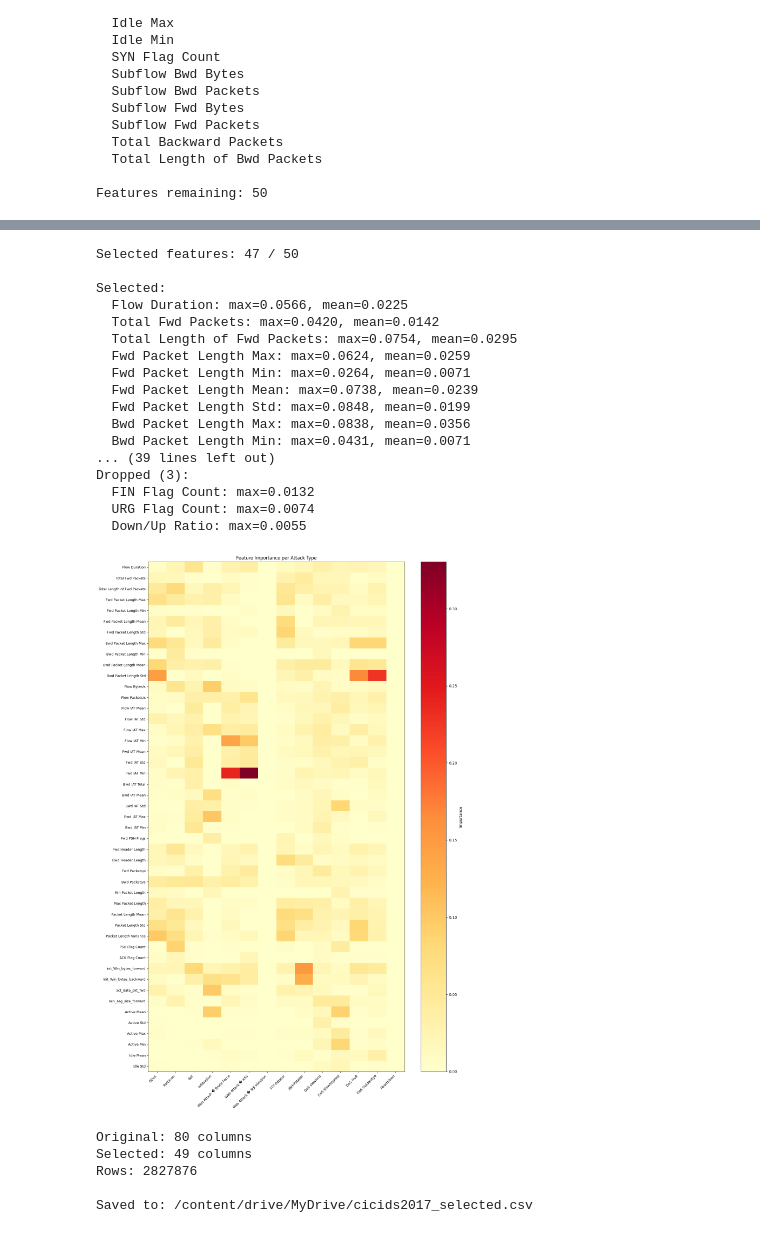
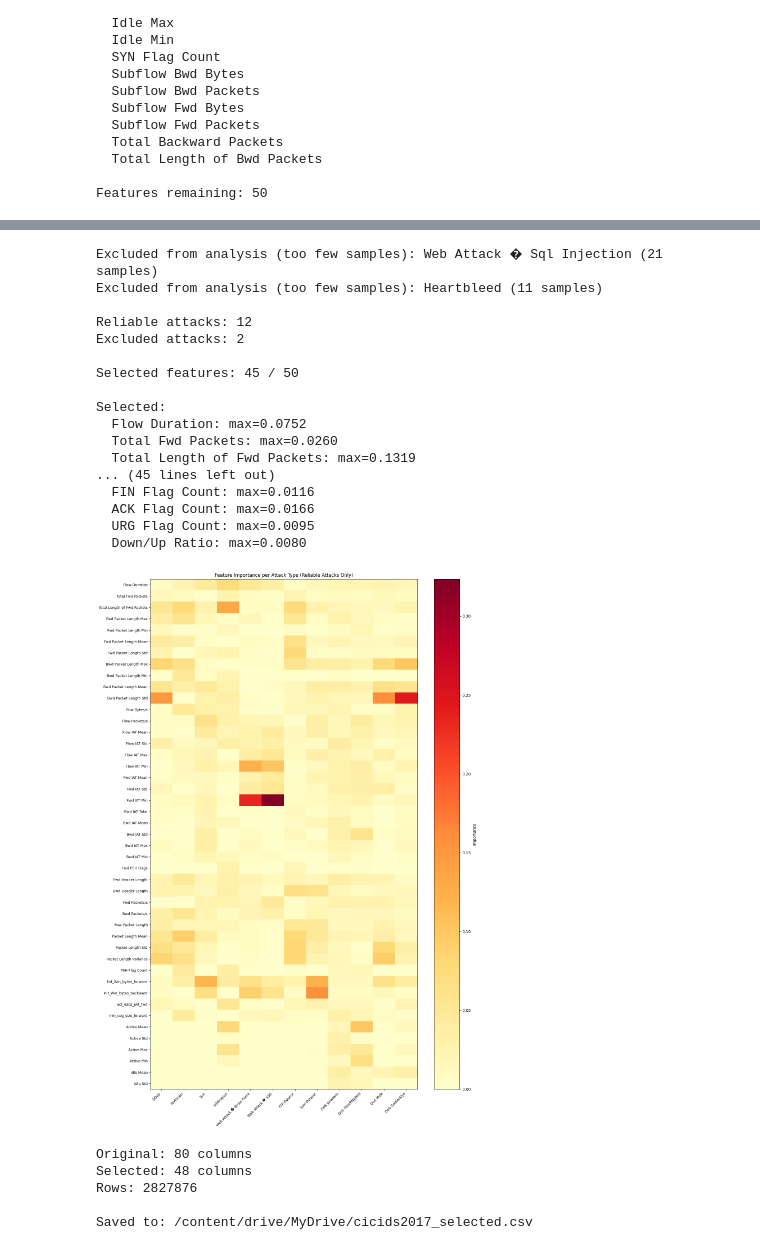
Before and after one commit to jayden14141/Network-Anomaly-Detection, a Jupyter notebook: ml/notebooks/02_feature_selection.ipynb, the cells around one changed output, grey strips where cells are left out. Cells and saved outputs as stored; diff of their text form; code cells hidden in the pictures.

```diff
--- a/ml/notebooks/02_feature_selection.ipynb
+++ b/ml/notebooks/02_feature_selection.ipynb
@@ -87,7 +89,7 @@ Low variance features to remove (12):
    Bwd Avg Bulk Rate: var=0.000000, unique=1
 # %%
 # Remove identifier features (not behavioral)
-identifier_features = ['Destination Port']
+identifier_features = ['Destination Port', 'is_attack']
 feature_cols = [f for f in feature_cols if f not in identifier_features]
 print(f"Removed identifier features: {identifier_features}")
 # %% [output]
@@ -179,60 +181,73 @@ PortScan — top 5 features:
 
 Done — all attack types analyzed.
 # %%
-# Aggregate importance across all attacks
-# Keep features that are important for at least one attack type
+# Filter out attacks with too few samples for reliable RF analysis
+min_samples = 30
+reliable_attacks = []
+unreliable_attacks = []
 
-importance_df = pd.DataFrame(importance_dict)
-importance_df['max_importance'] = importance_df.max(axis=1)
-importance_df['mean_importance'] = importance_df.mean(axis=1)
+for attack in attack_types:
+    count = (data['Label'] == attack).sum()
+    if count >= min_samples:
+        reliable_attacks.append(attack)
+    else:
+        unreliable_attacks.append(attack)
+        print(f"Excluded from analysis (too few samples): {attack} ({count} samples)")
 
-# Features with max importance > 0.02 across any attack
-selected_features = importance_df[importance_df['max_importance'] > 0.02].index.tolist()
+print(f"\nReliable attacks: {len(reliable_attacks)}")
+print(f"Excluded attacks: {len(unreliable_attacks)}")
 
-print(f"Selected features: {len(selected_features)} / {len(remaining_after_corr)}")
+# Aggregate importance from reliable attacks only
+reliable_importance = pd.DataFrame({k: importance_dict[k] for k in reliable_attacks})
+reliable_importance['max_importance'] = reliable_importance.max(axis=1)
+reliable_importance['mean_importance'] = reliable_importance.mean(axis=1)
+
+selected_features = reliable_importance[reliable_importance['max_importance'] > 0.02].index.tolist()
+
+print(f"\nSelected features: {len(selected_features)} / {len(remaining_after_corr)}")
 print(f"\nSelected:")
 for f in selected_features:
-    print(f"  {f}: max={importance_df.loc[f,'max_importance']:.4f}, mean={importance_df.loc[f,'mean_importance']:.4f}")
+    print(f"  {f}: max={reliable_importance.loc[f,'max_importance']:.4f}")
 
 dropped = [f for f in remaining_after_corr if f not in selected_features]
 print(f"\nDropped ({len(dropped)}):")
 for f in dropped:
-    print(f"  {f}: max={importance_df.loc[f,'max_importance']:.4f}")
+    print(f"  {f}: max={reliable_importance.loc[f,'max_importance']:.4f}")
 # %% [output]
-Selected features: 47 / 50
+Excluded from analysis (too few samples): Web Attack � Sql Injection (21 samples)
+Excluded from analysis (too few samples): Heartbleed (11 samples)
+
+Reliable attacks: 12
+Excluded attacks: 2
+
+Selected features: 45 / 50
 
 Selected:
-  Flow Duration: max=0.0566, mean=0.0225
-  Total Fwd Packets: max=0.0420, mean=0.0142
-  Total Length of Fwd Packets: max=0.0754, mean=0.0295
-  Fwd Packet Length Max: max=0.0624, mean=0.0259
-  Fwd Packet Length Min: max=0.0264, mean=0.0071
-  Fwd Packet Length Mean: max=0.0738, mean=0.0239
-  Fwd Packet Length Std: max=0.0848, mean=0.0199
-  Bwd Packet Length Max: max=0.0838, mean=0.0356
-  Bwd Packet Length Min: max=0.0431, mean=0.0071
-... (39 lines left out)
-Dropped (3):
-  FIN Flag Count: max=0.0132
-  URG Flag Count: max=0.0074
-  Down/Up Ratio: max=0.0055
+  Flow Duration: max=0.0752
+  Total Fwd Packets: max=0.0260
+  Total Length of Fwd Packets: max=0.1319
+... (45 lines left out)
+  FIN Flag Count: max=0.0116
+  ACK Flag Count: max=0.0166
+  URG Flag Count: max=0.0095
+  Down/Up Ratio: max=0.0080
 # %%
 # Visualize per-attack feature importance heatmap
 fig, ax = plt.subplots(figsize=(14, len(selected_features) * 0.4 + 2))
 
-heatmap_data = importance_df.loc[selected_features, attack_types]
+heatmap_data = reliable_importance.loc[selected_features, reliable_attacks]
 im = ax.imshow(heatmap_data.values, cmap='YlOrRd', aspect='auto')
 
-ax.set_xticks(range(len(attack_types)))
-ax.set_xticklabels(attack_types, rotation=45, ha='right', fontsize=9)
+ax.set_xticks(range(len(reliable_attacks)))
+ax.set_xticklabels(reliable_attacks, rotation=45, ha='right', fontsize=9)
 ax.set_yticks(range(len(selected_features)))
 ax.set_yticklabels(selected_features, fontsize=9)
-ax.set_title('Feature Importance per Attack Type')
+ax.set_title('Feature Importance per Attack Type (Reliable Attacks Only)')
 plt.colorbar(im, label='Importance')
 plt.tight_layout()
 plt.show()
 # %% [output]
-[figure, old version]
+[figure, new version]
 # %%
 # Save cleaned dataset with selected features only
 final_cols = identifier_features + selected_features + ['Label']
@@ -254,7 +269,7 @@ except:
     print("\nDownloaded as cicids2017_selected.csv")
 # %% [output]
 Original: 80 columns
-Selected: 49 columns
+Selected: 48 columns
 Rows: 2827876
 
 Saved to: /content/drive/MyDrive/cicids2017_selected.csv
```
Also changed, not shown: parts of 4 cells of this notebook.
